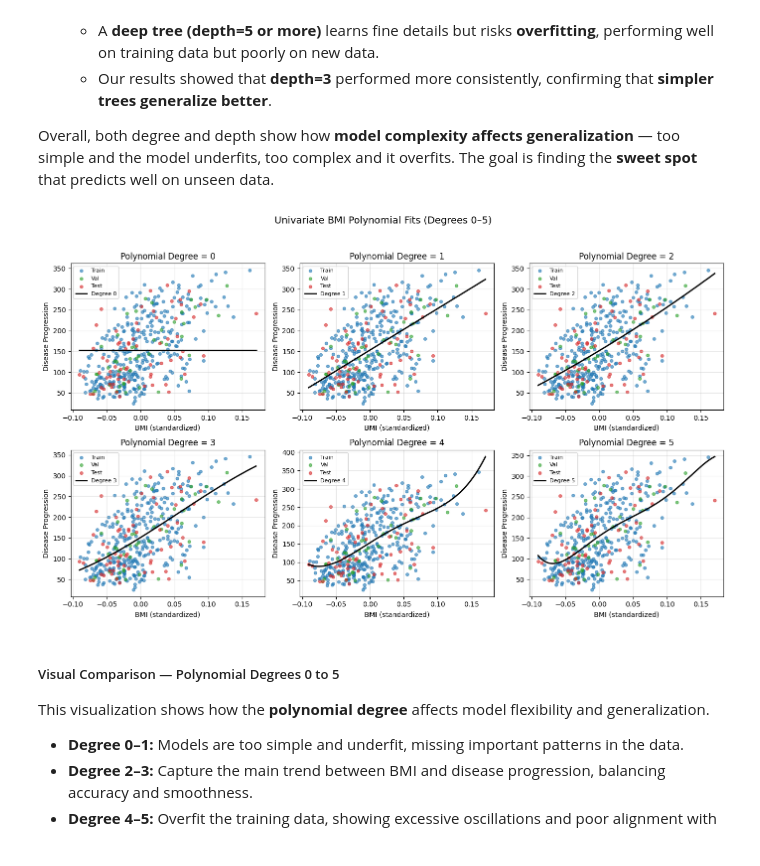
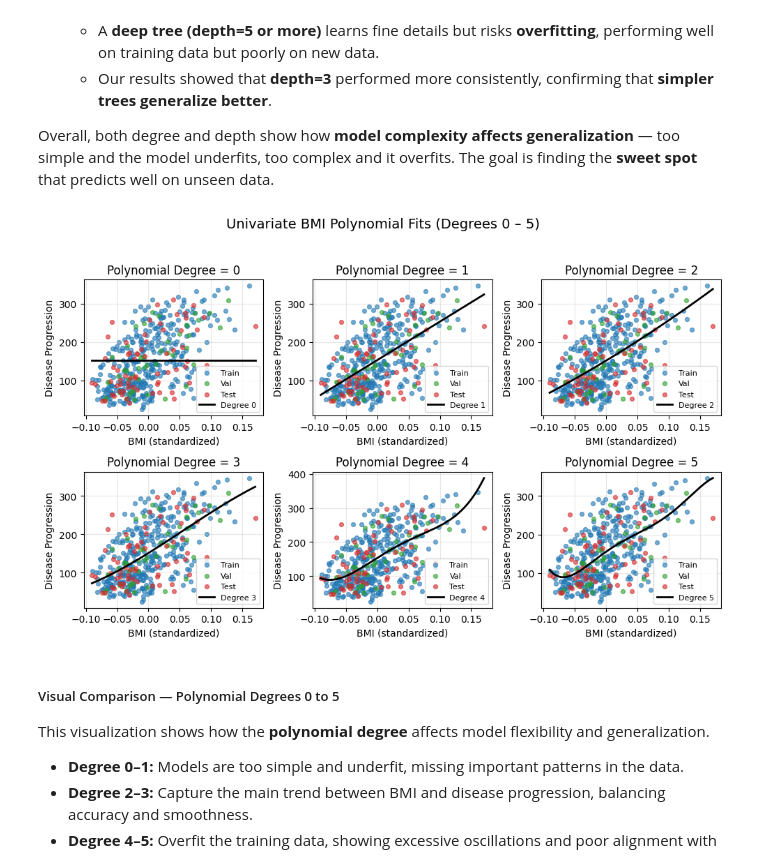
Before and after one commit to Albrightmaduka9053136/Multivariate_linear_regression, a Jupyter notebook: Multivariate_linear_regression.ipynb, the cells around one changed output. Cells and saved outputs as stored; diff of their text form; code cells hidden in the pictures.

```diff
--- a/Multivariate_linear_regression.ipynb
+++ b/Multivariate_linear_regression.ipynb
@@ -499,43 +490,46 @@ Overall, both degree and depth show how **model complexity affects generalizatio
 # %%
 # Plot each univariate BMI polynomial (degrees 0–5) in separate subplots
 
 degrees_all = [0, 1, 2, 3, 4, 5]
 
 # Create one global x-grid spanning BMI range across Train/Val/Test
 bmi_min = pd.concat([X_train[['bmi']], X_val[['bmi']], X_test[['bmi']]])['bmi'].min()
 bmi_max = pd.concat([X_train[['bmi']], X_val[['bmi']], X_test[['bmi']]])['bmi'].max()
-x_grid  = np.linspace(bmi_min, bmi_max, 300).reshape(-1, 1)
+x_grid = np.linspace(bmi_min, bmi_max, 300).reshape(-1, 1)
 
 # 2 rows × 3 columns grid for 6 plots
-fig, axes = plt.subplots(2, 3, figsize=(14, 8))
+fig, axes = plt.subplots(2, 3, figsize=(10, 6))
 axes = axes.ravel()
 
 for i, d in enumerate(degrees_all):
     ax = axes[i]
-    poly_d = PolynomialFeatures(degree=d, include_bias=(d==0))
-    lin_d  = LinearRegression()
+
+    # --- Fit model for this degree ---
+    poly_d = PolynomialFeatures(degree=d, include_bias=(d == 0))
+    lin_d = LinearRegression()
     Xtr_poly_d = poly_d.fit_transform(Xtr_bmi)
-    yhat_grid  = lin_d.fit(Xtr_poly_d, y_train).predict(poly_d.transform(x_grid))
+    yhat_grid = lin_d.fit(Xtr_poly_d, y_train).predict(poly_d.transform(x_grid))
 
-    # Scatter actual data
+    # --- Scatter actual data ---
     ax.scatter(X_train['bmi'], y_train, s=18, alpha=0.6, label="Train", color="tab:blue")
-    ax.scatter(X_val['bmi'],   y_val,   s=18, alpha=0.6, label="Val",   color="tab:green")
-    ax.scatter(X_test['bmi'],  y_test,  s=18, alpha=0.6, label="Test",  color="tab:red")
+    ax.scatter(X_val['bmi'], y_val, s=18, alpha=0.6, label="Val", color="tab:green")
+    ax.scatter(X_test['bmi'], y_test, s=18, alpha=0.6, label="Test", color="tab:red")
 
-    # Plot the fitted curve
+    # --- Plot the fitted curve ---
     ax.plot(x_grid, yhat_grid, linewidth=2, color="black", label=f"Degree {d}")
 
+    # --- Titles and labels ---
     ax.set_title(f"Polynomial Degree = {d}")
     ax.set_xlabel("BMI (standardized)")
     ax.set_ylabel("Disease Progression")
     ax.legend(fontsize=8, loc="best")
     ax.grid(alpha=0.3)
 
-plt.suptitle("Univariate BMI Polynomial Fits (Degrees 0–5)", fontsize=14, y=1.03)
+plt.suptitle("Univariate BMI Polynomial Fits (Degrees 0 – 5)", fontsize=14, y=1.03)
 plt.tight_layout()
 plt.show()
 # %% [output]
-[figure, old version]
+[figure, new version]
 # %% [markdown]
 ##### Visual Comparison — Polynomial Degrees 0 to 5
 
```
Also changed, not shown: parts of 5 cells of this notebook.
